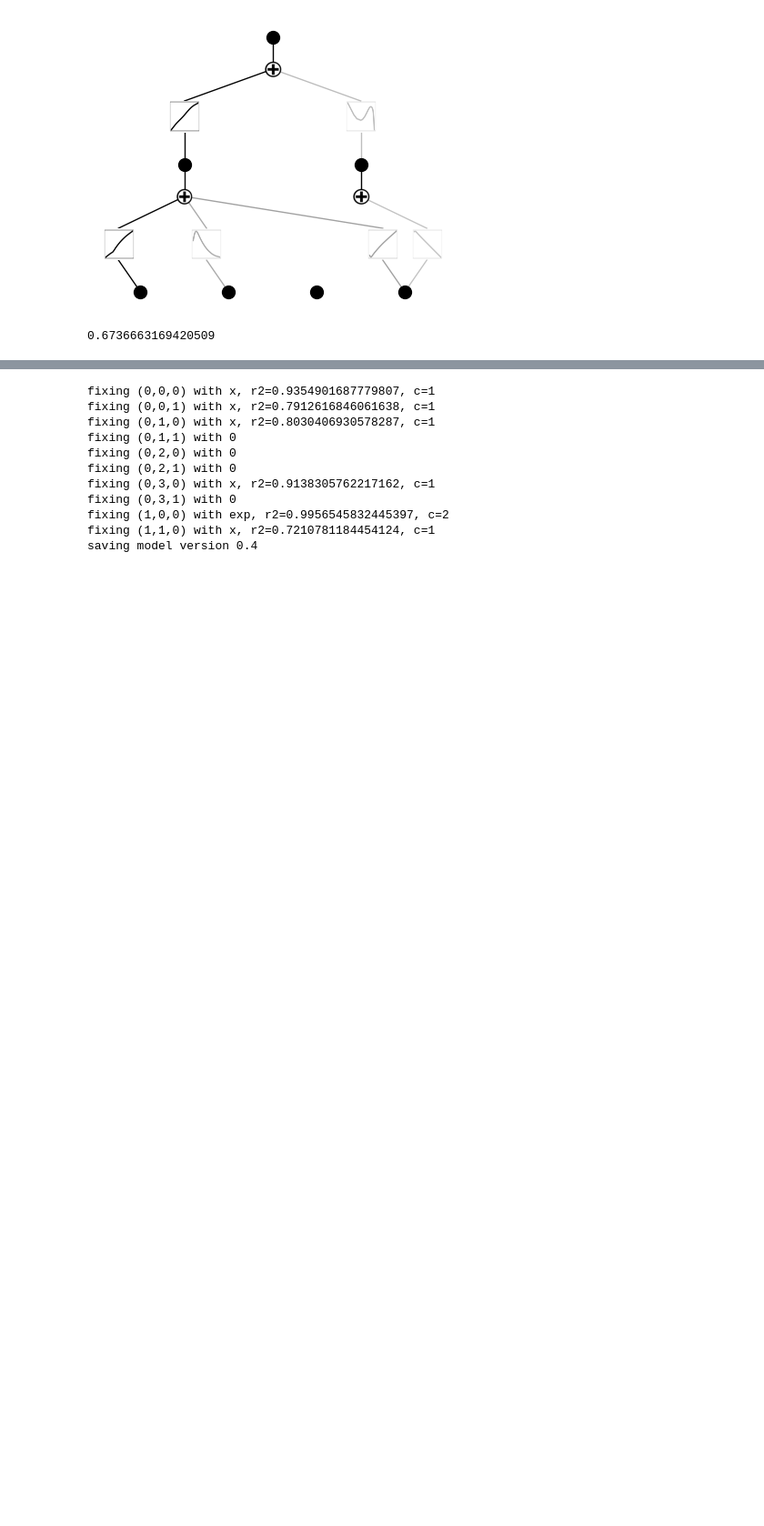
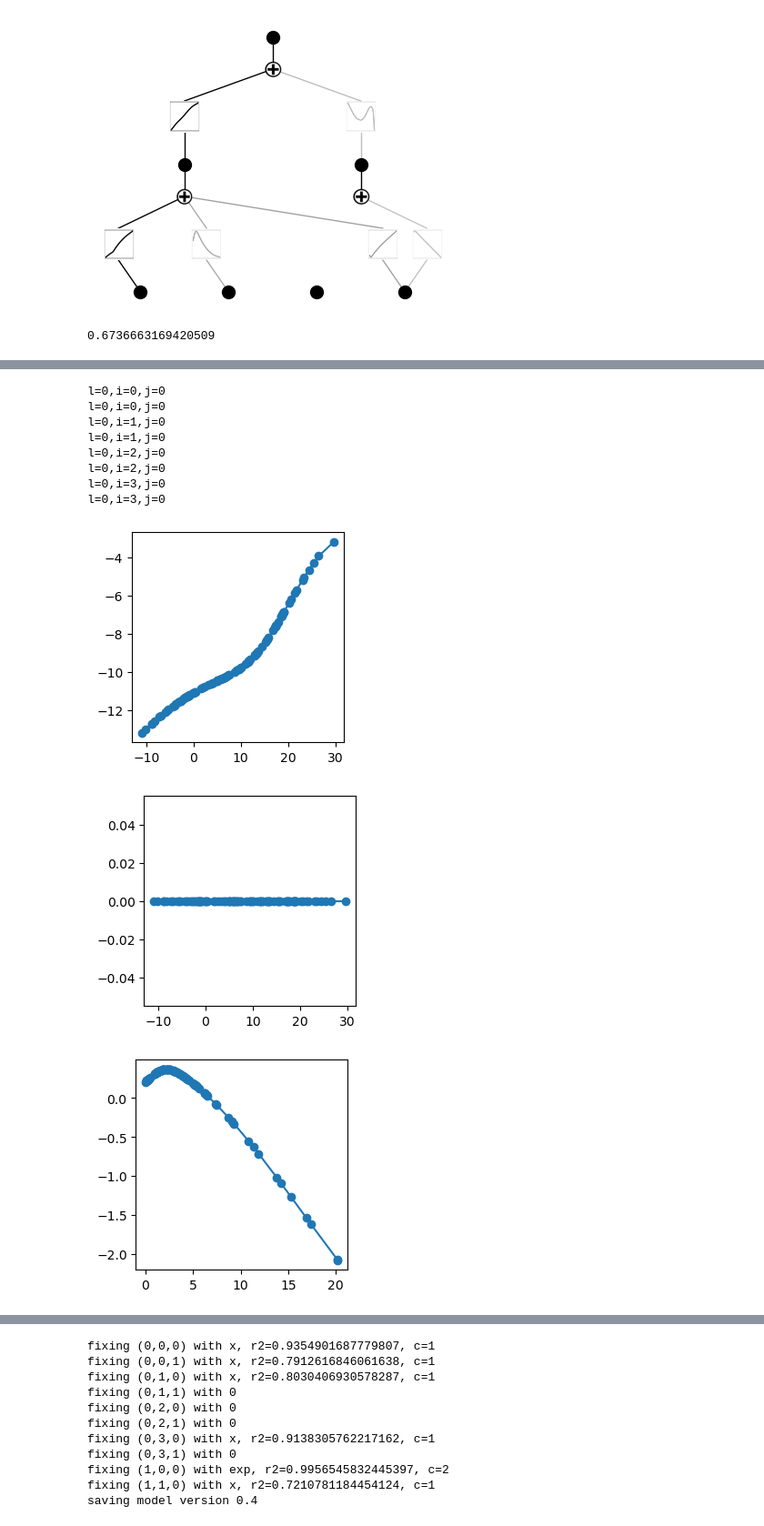
Before and after one commit to Spatial-Info-Telligence-Lab/KAN-EC, a Jupyter notebook: kanec-large.ipynb, the cells around one changed output, grey strips where cells are left out. Shown at 91% size. Cells and saved outputs as stored; diff of their text form; code cells hidden in the pictures; blank space fills up the shorter version.

```diff
--- a/kanec-large.ipynb
+++ b/kanec-large.ipynb
@@ -139,0 +172,18 @@ model.plot()
+# %%
+l = 0
+for i in range(4):
+    for j in range(2):
+        print(f"l={l},i={i},j={l}")
+        x, y = model.get_fun(l,i,j)
+# %% [output]
+l=0,i=0,j=0
+l=0,i=0,j=0
+l=0,i=1,j=0
+l=0,i=1,j=0
+l=0,i=2,j=0
+l=0,i=2,j=0
+l=0,i=3,j=0
+l=0,i=3,j=0
+[figure, added]
+[figure, added]
+[figure, added]
```
Also changed, not shown: parts of 9 cells of this notebook, 6 other files.
